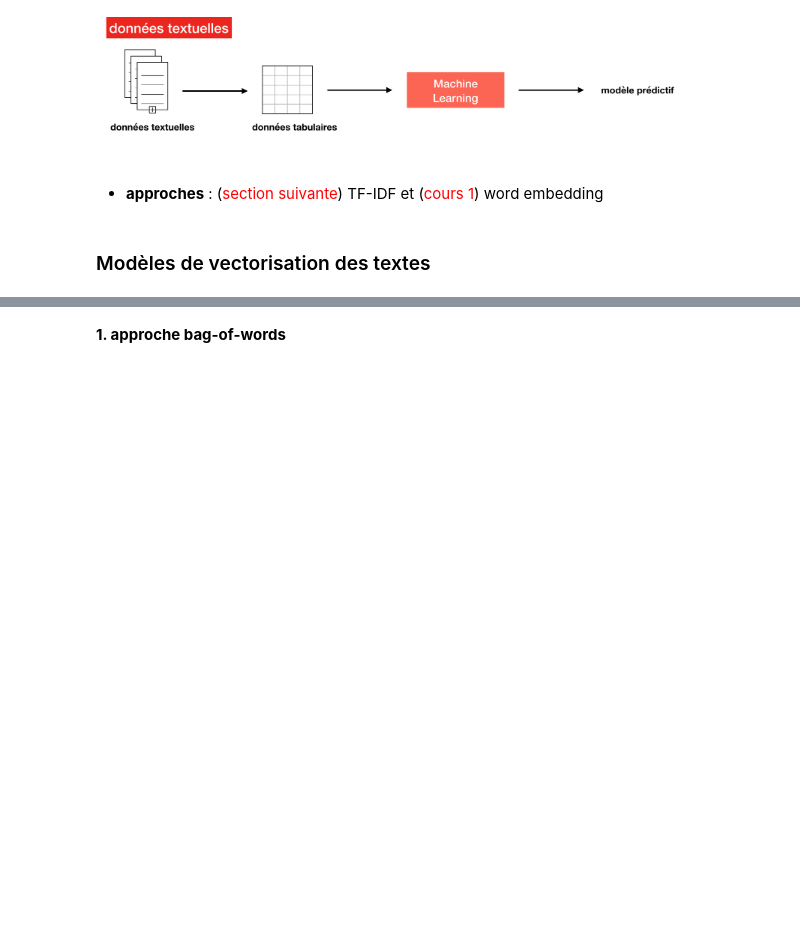
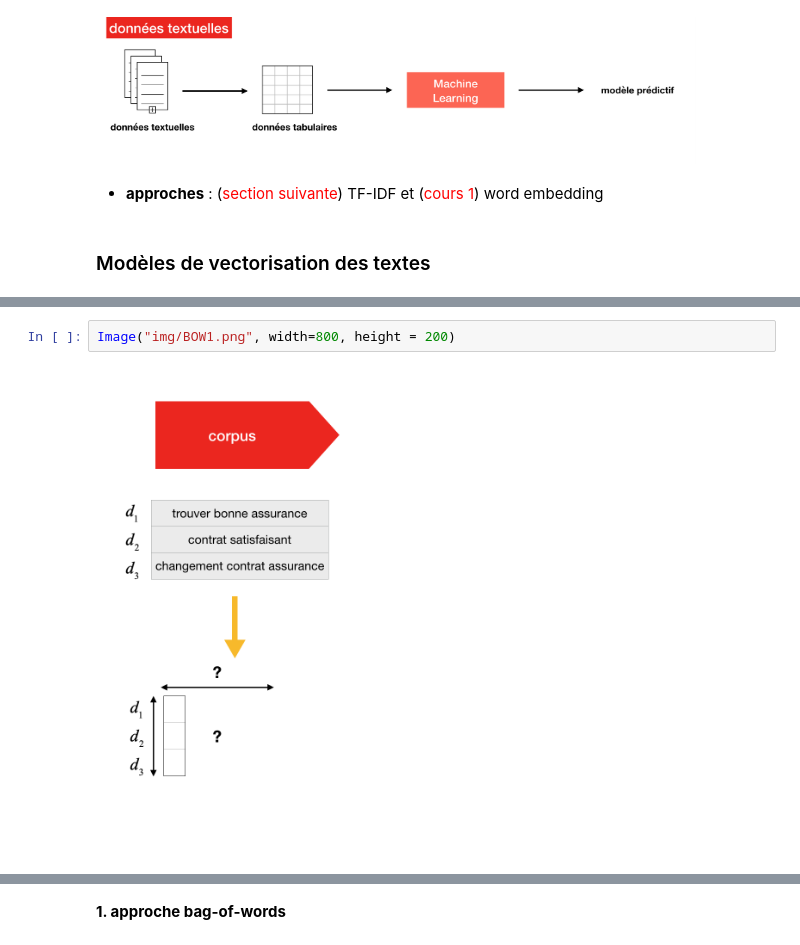
Before and after one commit to curiousML/DSA, a Jupyter notebook: text_mining/introduction/Introduction.ipynb, the cells around one changed output, grey strips where cells are left out. Cells and saved outputs as stored; diff of their text form; blank space fills up the shorter version.

```diff
--- a/text_mining/introduction/Introduction.ipynb
+++ b/text_mining/introduction/Introduction.ipynb
@@ -225,0 +244,4 @@ Image("img/MLtext.png", width=600, height = 200)
+# %%
+Image("img/BOW1.png", width=800, height = 200)
+# %% [output]
+[figure, added]
```
Also changed, not shown: parts of 8 cells of this notebook, 11 other files.
